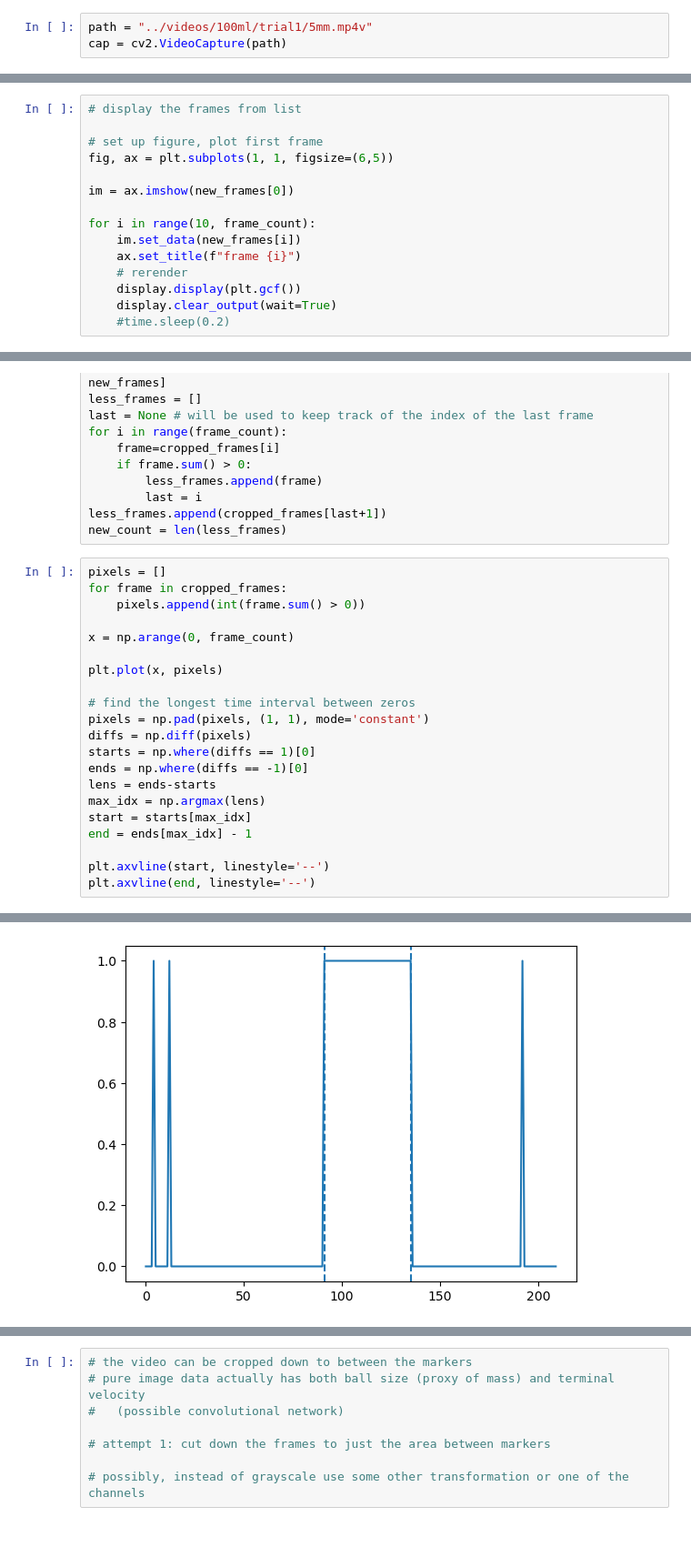
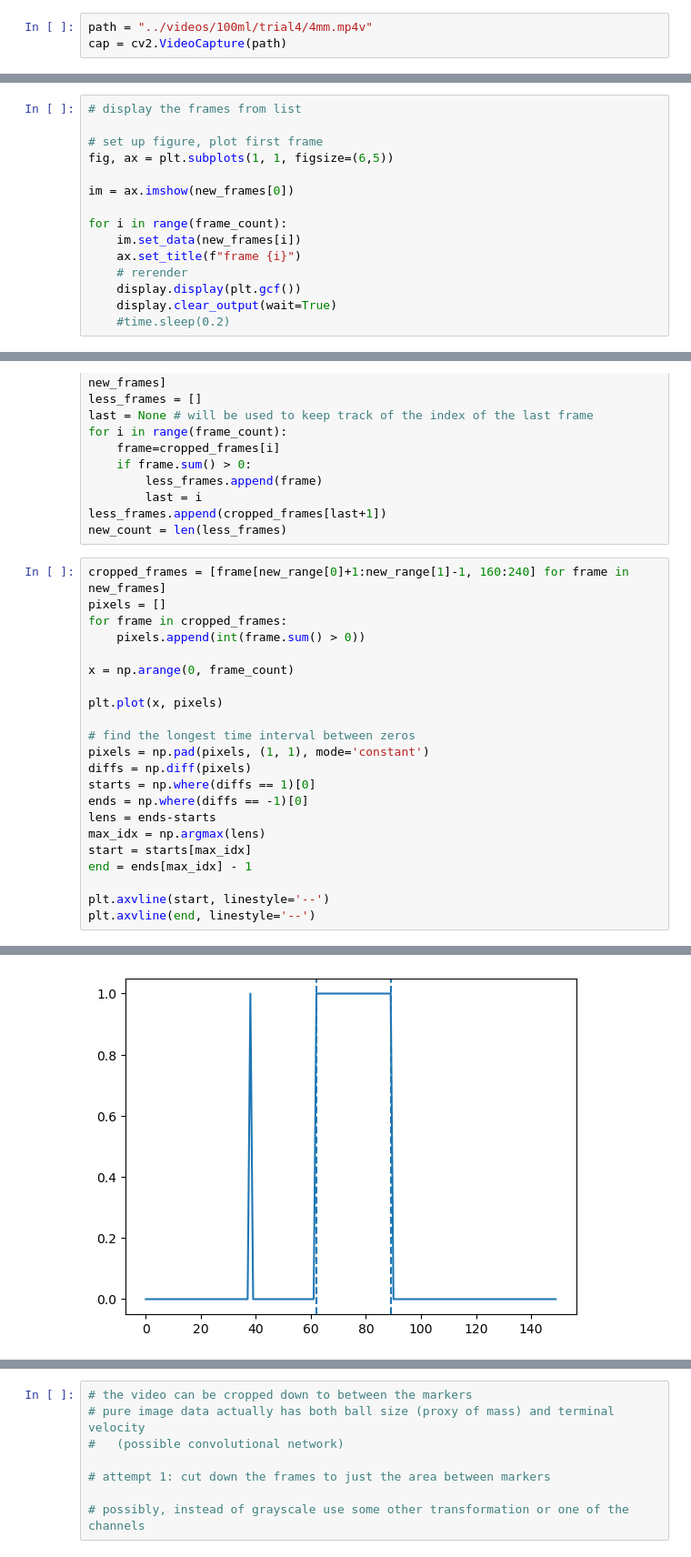
Before and after one commit to theoradicella/glycerol-lab, a Jupyter notebook: notebooks/glycerin.ipynb, the cells around one changed output, grey strips where cells are left out. Shown at 91% size. Cells and saved outputs as stored; diff of their text form.

```diff
--- a/notebooks/glycerin.ipynb
+++ b/notebooks/glycerin.ipynb
@@ -6,7 +6,7 @@ import time
 import numpy as np
 import scipy.ndimage as ndi
 # %%
-path = "../videos/100ml/trial1/5mm.mp4v"
+path = "../videos/100ml/trial4/4mm.mp4v"
 cap = cv2.VideoCapture(path)
 # %% [markdown]
 ### data from video
@@ -42,7 +42,7 @@ fig, ax = plt.subplots(1, 1, figsize=(6,5))
 
 im = ax.imshow(new_frames[0])
 
-for i in range(10, frame_count):
+for i in range(frame_count):
     im.set_data(new_frames[i])
     ax.set_title(f"frame {i}")
     # rerender
@@ -83,29 +83,30 @@ for i in range(frame_count):
 less_frames.append(cropped_frames[last+1])
 new_count = len(less_frames)
 # %%
+cropped_frames = [frame[new_range[0]+1:new_range[1]-1, 160:240] for frame in new_frames]
 pixels = []
 for frame in cropped_frames:
     pixels.append(int(frame.sum() > 0))
 
 x = np.arange(0, frame_count)
 
 plt.plot(x, pixels)
 
 # find the longest time interval between zeros
 pixels = np.pad(pixels, (1, 1), mode='constant')
 diffs = np.diff(pixels)
 starts = np.where(diffs == 1)[0]
 ends = np.where(diffs == -1)[0]
 lens = ends-starts
 max_idx = np.argmax(lens)
 start = starts[max_idx]
 end = ends[max_idx] - 1
 
 plt.axvline(start, linestyle='--')
 plt.axvline(end, linestyle='--')
 # %% [output]
 <matplotlib.lines.Line2D at 0x...>
-[figure, old version]
+[figure, new version]
 # %%
 fig, ax = plt.subplots(1, 1, figsize=(6,5))
 
```
Also changed, not shown: parts of 6 cells of this notebook, 1 other file.
